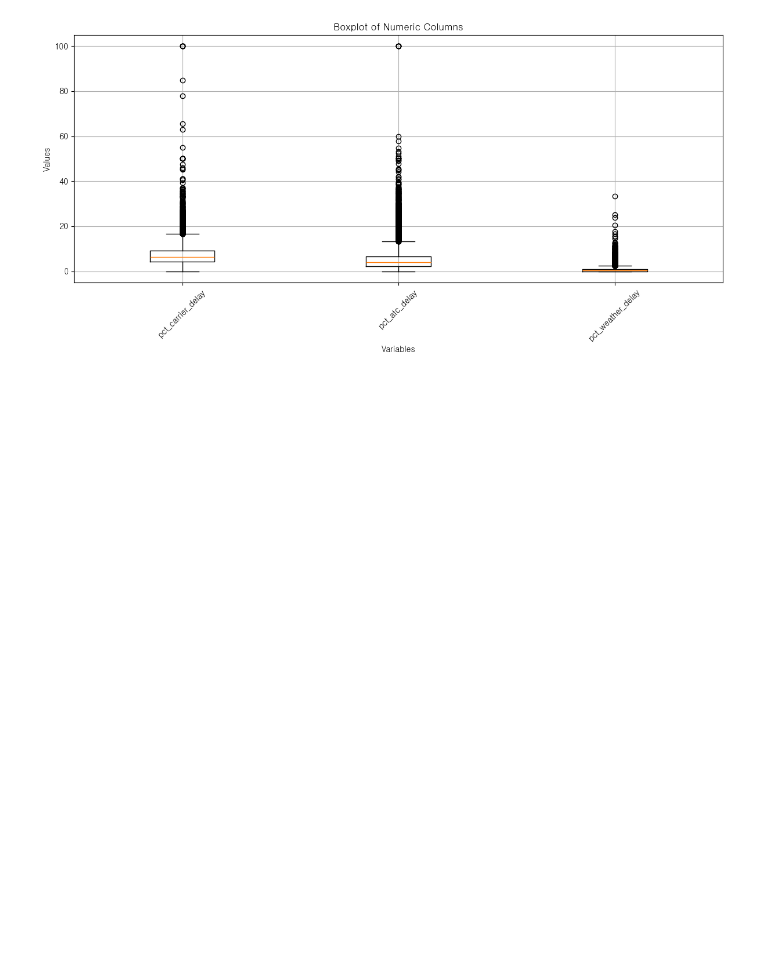
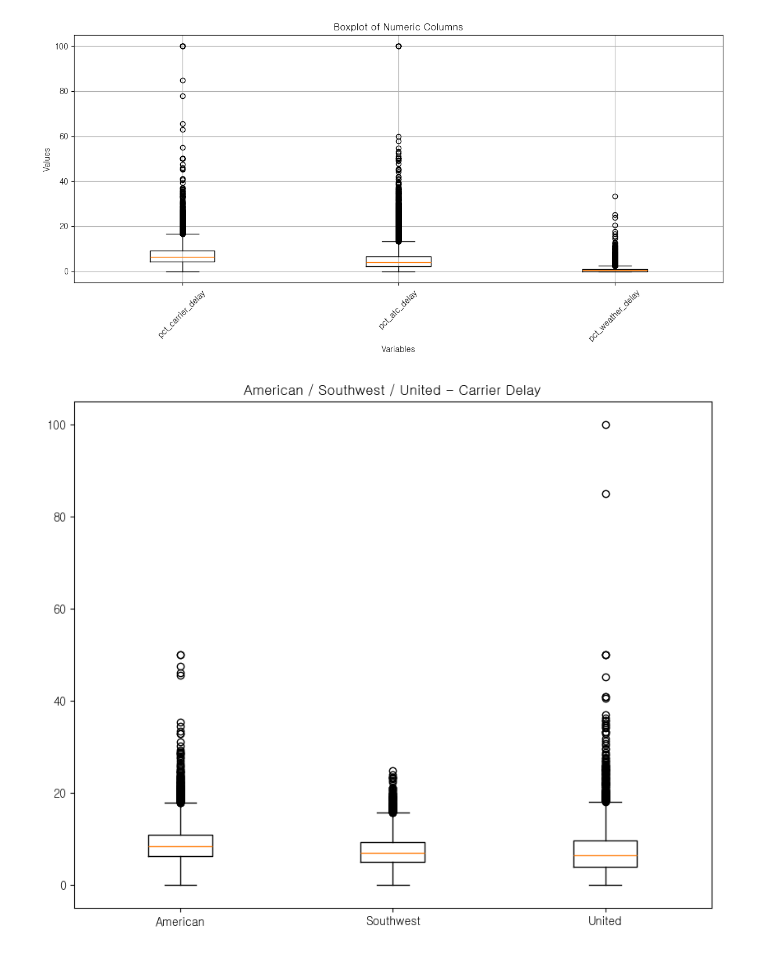
Before and after one commit to 2rlo0/hipython_rep, a Jupyter notebook: 1_data_anal_proj/분석보고서.ipynb, the cells around one changed output. Saved outputs shown, nothing was run; the diff lists cells and outputs as text; code cells hidden in the pictures; blank space fills up the shorter version.

```diff
--- a/1_data_anal_proj/분석보고서.ipynb
+++ b/1_data_anal_proj/분석보고서.ipynb
@@ -332,3 +332,19 @@ plt.tight_layout()
 plt.show()
 # %% [output]
 [figure]
+# %%
+# 박스플롯
+fig = plt.figure(figsize=(10,8))
+axes= fig.add_subplot(1,1,1)
+axes.boxplot(
+    x=[
+        df[df['airline']=='American']['pct_carrier_delay'],
+        df[df['airline']=='Southwest']['pct_carrier_delay'],
+        df[df['airline']=='United']['pct_carrier_delay']
+    ],
+    tick_labels=['American', 'Southwest', 'United']
+)
+plt.title('American / Southwest / United - Carrier Delay')
+plt.show()
+# %% [output]
+[figure, added]
```
